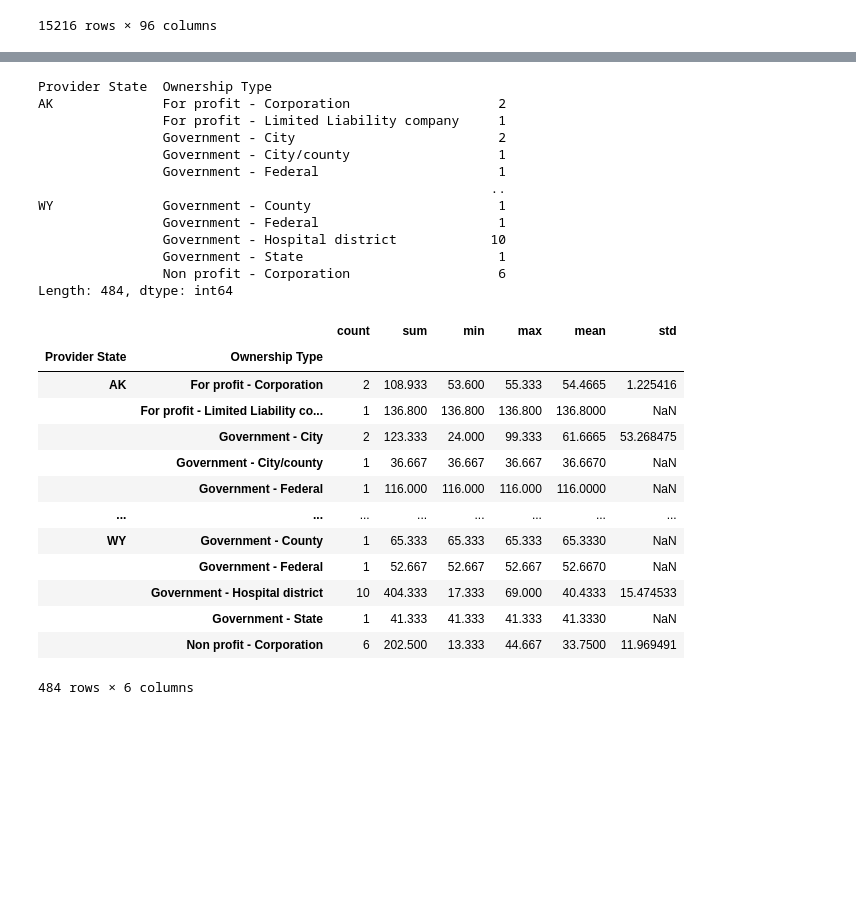
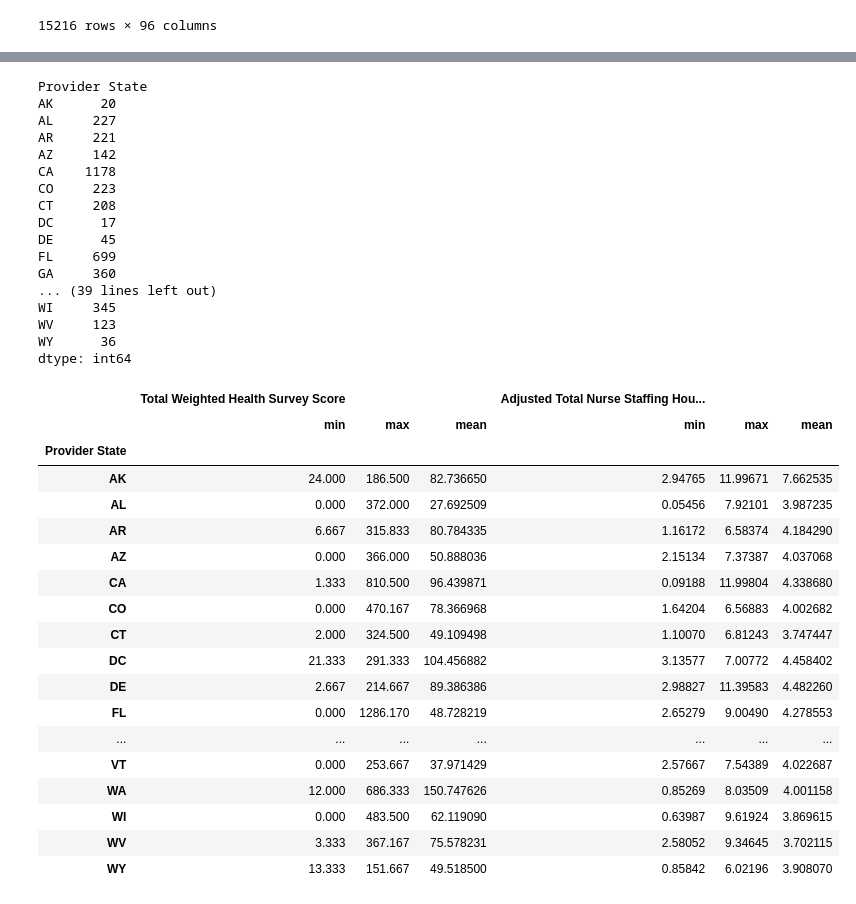
Before and after one commit to AlexGalczak/Python-term-project, a Jupyter notebook: AG Python Project.ipynb, the cells around one changed output, grey strips where cells are left out. Drawn from its saved outputs; the diff is of its cells as text; code cells hidden in the pictures; blank space fills up the shorter version.

```diff
--- a/AG Python Project.ipynb
+++ b/AG Python Project.ipynb
@@ -158,6 +297,8 @@ state_ave.columns.tolist()
 # %%
 provider_data = pd.read_csv('data/NH_ProviderInfo_Mar2022.csv', encoding_errors='ignore')
 
+provider_data = provider_data.dropna(axis = 1, how = 'all')
+provider_data.reset_index(drop = True, inplace = True)
 provider_data
 # %% [output]
 |  | Federal Provider Number | Provider Name | Provider Address | Provider City | Provider State | ... |
@@ -194,7 +335,7 @@ provider_data.columns.tolist()
  'Location',
  'Processing Date']
 # %%
-state_owner = provider_data.groupby(['Provider State','Ownership Type'])
+state_owner = provider_data.groupby(['Provider State'])
 
 state_owner.size()
 
@@ -203,33 +344,52 @@ state_owner.size()
 
 # state_owner_profit
 # %% [output]
-Provider State  Ownership Type
-AK              For profit - Corporation                   2
-                For profit - Limited Liability company     1
-                Government - City                          2
-                Government - City/county                   1
-                Government - Federal                       1
-                                                          ..
-WY              Government - County                        1
-                Government - Federal                       1
-                Government - Hospital district            10
-                Government - State                         1
-                Non profit - Corporation                   6
-Length: 484, dtype: int64
+Provider State
+AK      20
+AL     227
+AR     221
+AZ     142
+CA    1178
+CO     223
+CT     208
+DC      17
+DE      45
+FL     699
+GA     360
+... (39 lines left out)
+WI     345
+WV     123
+WY      36
+dtype: int64
 # %%
-state_owner.agg(['count', 'sum', 'min', 'max', 'mean', 'std'])['Total Weighted Health Survey Score']
+colFun = {'Total Weighted Health Survey Score':['count', 'sum', 'min', 'max', 'mean', 'std'],
+          'Adjusted Total Nurse Staffing Hours per Resident per Day': ['min', 'max','mean'],
+          'Total Weighted Health Survey Score': ['min', 'max','mean']}
+
+analysis = state_owner.agg(colFun)
+analysis
+
+
+
+
+# health_score = state_owner.agg(['count', 'sum', 'min', 'max', 'mean', 'std'])['Total Weighted Health Survey Score']
 # %% [output]
-|  |  | count | sum | min | max | mean | std |
-| Provider State | Ownership Type |  |  |  |  |  |  |
-| AK | For profit - Corporation | 2 | 108.933 | 53.600 | 55.333 | 54.4665 | 1.225416 |
-|  | For profit - Limited Liability co... | 1 | 136.800 | 136.800 | 136.800 | 136.8000 | NaN |
-|  | Government - City | 2 | 123.333 | 24.000 | 99.333 | 61.6665 | 53.268475 |
-|  | Government - City/county | 1 | 36.667 | 36.667 | 36.667 | 36.6670 | NaN |
-|  | Government - Federal | 1 | 116.000 | 116.000 | 116.000 | 116.0000 | NaN |
-| ... | ... | ... | ... | ... | ... | ... | ... |
-| WY | Government - County | 1 | 65.333 | 65.333 | 65.333 | 65.3330 | NaN |
-|  | Government - Federal | 1 | 52.667 | 52.667 | 52.667 | 52.6670 | NaN |
-|  | Government - Hospital district | 10 | 404.333 | 17.333 | 69.000 | 40.4333 | 15.474533 |
-|  | Government - State | 1 | 41.333 | 41.333 | 41.333 | 41.3330 | NaN |
-|  | Non profit - Corporation | 6 | 202.500 | 13.333 | 44.667 | 33.7500 | 11.969491 |
+|  | Total Weighted Health Survey Score |  |  | Adjusted Total Nurse Staffing Hou... |  |  |
+|  | min | max | mean | min | max | mean |
+| Provider State |  |  |  |  |  |  |
+| AK | 24.000 | 186.500 | 82.736650 | 2.94765 | 11.99671 | 7.662535 |
+| AL | 0.000 | 372.000 | 27.692509 | 0.05456 | 7.92101 | 3.987235 |
+| AR | 6.667 | 315.833 | 80.784335 | 1.16172 | 6.58374 | 4.184290 |
+| AZ | 0.000 | 366.000 | 50.888036 | 2.15134 | 7.37387 | 4.037068 |
+| CA | 1.333 | 810.500 | 96.439871 | 0.09188 | 11.99804 | 4.338680 |
+| CO | 0.000 | 470.167 | 78.366968 | 1.64204 | 6.56883 | 4.002682 |
+| CT | 2.000 | 324.500 | 49.109498 | 1.10070 | 6.81243 | 3.747447 |
+| DC | 21.333 | 291.333 | 104.456882 | 3.13577 | 7.00772 | 4.458402 |
+| DE | 2.667 | 214.667 | 89.386386 | 2.98827 | 11.39583 | 4.482260 |
+| FL | 0.000 | 1286.170 | 48.728219 | 2.65279 | 9.00490 | 4.278553 |
+| ... | ... | ... | ... | ... | ... | ... |
+| VT | 0.000 | 253.667 | 37.971429 | 2.57667 | 7.54389 | 4.022687 |
+| WA | 12.000 | 686.333 | 150.747626 | 0.85269 | 8.03509 | 4.001158 |
+| WI | 0.000 | 483.500 | 62.119090 | 0.63987 | 9.61924 | 3.869615 |
+| WV | 3.333 | 367.167 | 75.578231 | 2.58052 | 9.34645 | 3.702115 |
+| WY | 13.333 | 151.667 | 49.518500 | 0.85842 | 6.02196 | 3.908070 |
-484 rows × 6 columns
```
Also changed, not shown: parts of 22 cells of this notebook.
